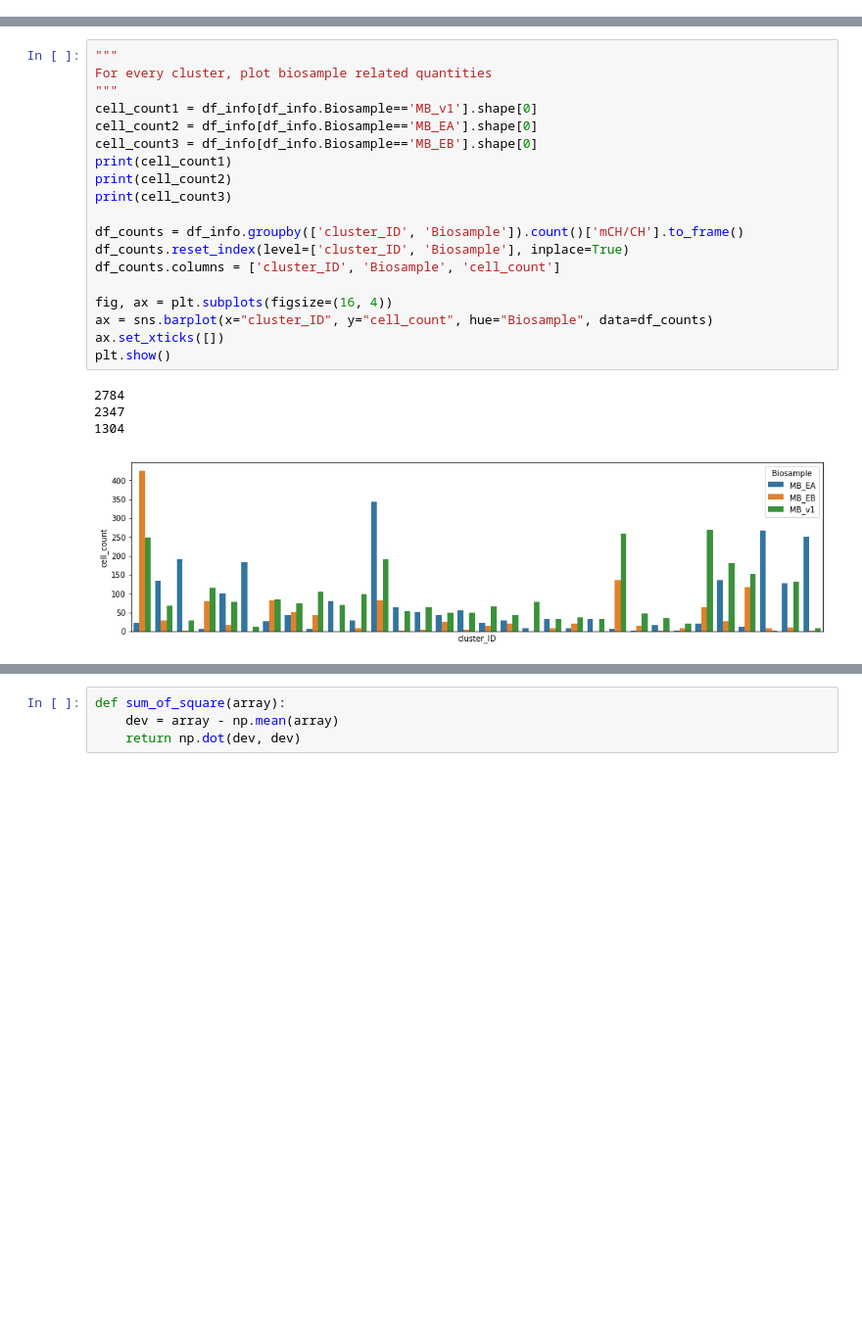
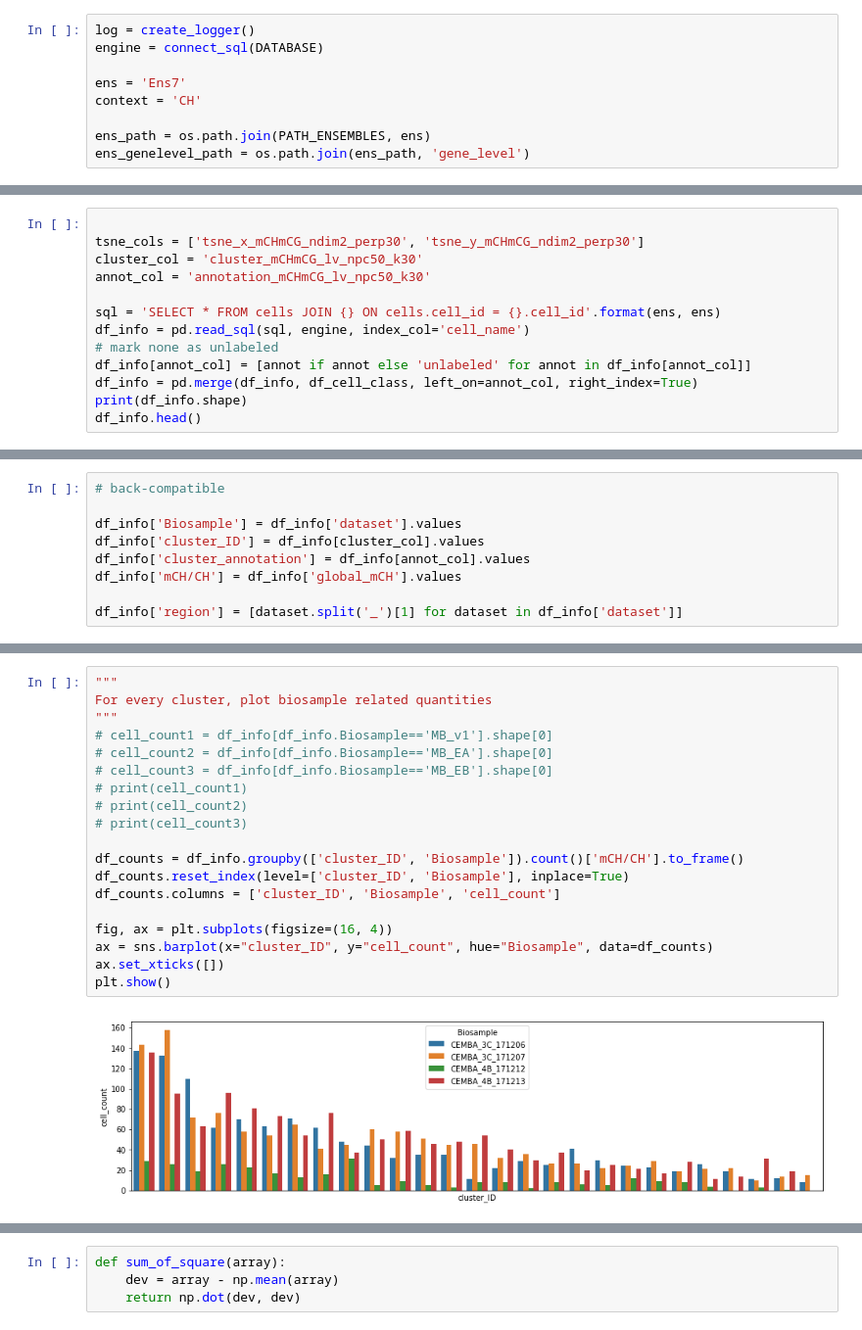
Before and after one commit to mukamel-lab-team/snmcseq, a Jupyter notebook: cell_diversity_analysis.ipynb, the cells around one changed output, grey strips where cells are left out. Shown at 98% size. Saved outputs shown, nothing was run; the diff lists cells and outputs as text; blank space fills up the shorter version.

Commit message:
get_cluster_mc_c

```diff
--- a/cell_diversity_analysis.ipynb
+++ b/cell_diversity_analysis.ipynb
@@ -13 +28,10 @@ from snmcseq_utils import tsne_and_boxplot
+# %%
+log = create_logger()
+engine = connect_sql(DATABASE)
+
+ens = 'Ens7'
+context = 'CH'
+
+ens_path = os.path.join(PATH_ENSEMBLES, ens)
+ens_genelevel_path = os.path.join(ens_path, 'gene_level')
 # %%
@@ -81,0 +56,13 @@ print(df_info.shape)
+# %%
+
+tsne_cols = ['tsne_x_mCHmCG_ndim2_perp30', 'tsne_y_mCHmCG_ndim2_perp30']
+cluster_col = 'cluster_mCHmCG_lv_npc50_k30'
+annot_col = 'annotation_mCHmCG_lv_npc50_k30'
+
+sql = 'SELECT * FROM cells JOIN {} ON cells.cell_id = {}.cell_id'.format(ens, ens)
+df_info = pd.read_sql(sql, engine, index_col='cell_name')
+# mark none as unlabeled
+df_info[annot_col] = [annot if annot else 'unlabeled' for annot in df_info[annot_col]]
+df_info = pd.merge(df_info, df_cell_class, left_on=annot_col, right_index=True)
+print(df_info.shape)
+df_info.head()
@@ -81,0 +79,9 @@ print(df_info.shape)
+# %%
+# back-compatible
+
+df_info['Biosample'] = df_info['dataset'].values
+df_info['cluster_ID'] = df_info[cluster_col].values
+df_info['cluster_annotation'] = df_info[annot_col].values
+df_info['mCH/CH'] = df_info['global_mCH'].values
+
+df_info['region'] = [dataset.split('_')[1] for dataset in df_info['dataset']]
@@ -148,27 +165,24 @@ Imputing data...
 # %%
 """
 For every cluster, plot biosample related quantities
 """
-cell_count1 = df_info[df_info.Biosample=='MB_v1'].shape[0]
-cell_count2 = df_info[df_info.Biosample=='MB_EA'].shape[0]
-cell_count3 = df_info[df_info.Biosample=='MB_EB'].shape[0]
-print(cell_count1)
-print(cell_count2)
-print(cell_count3)
+# cell_count1 = df_info[df_info.Biosample=='MB_v1'].shape[0]
+# cell_count2 = df_info[df_info.Biosample=='MB_EA'].shape[0]
+# cell_count3 = df_info[df_info.Biosample=='MB_EB'].shape[0]
+# print(cell_count1)
+# print(cell_count2)
+# print(cell_count3)
 
 df_counts = df_info.groupby(['cluster_ID', 'Biosample']).count()['mCH/CH'].to_frame()
 df_counts.reset_index(level=['cluster_ID', 'Biosample'], inplace=True)
 df_counts.columns = ['cluster_ID', 'Biosample', 'cell_count']
 
 fig, ax = plt.subplots(figsize=(16, 4))
 ax = sns.barplot(x="cluster_ID", y="cell_count", hue="Biosample", data=df_counts)
 ax.set_xticks([])
 plt.show()
 # %% [output]
-2784
-2347
-1304
-[figure, old version]
+[figure, new version]
 # %%
 df_sample_counts = df_info.groupby('Biosample').count()['mCH/CH'].to_frame()
 df_sample_counts.columns = ['tc_biosample']
```
Also changed, not shown: parts of 66 cells of this notebook, 45 other files.
